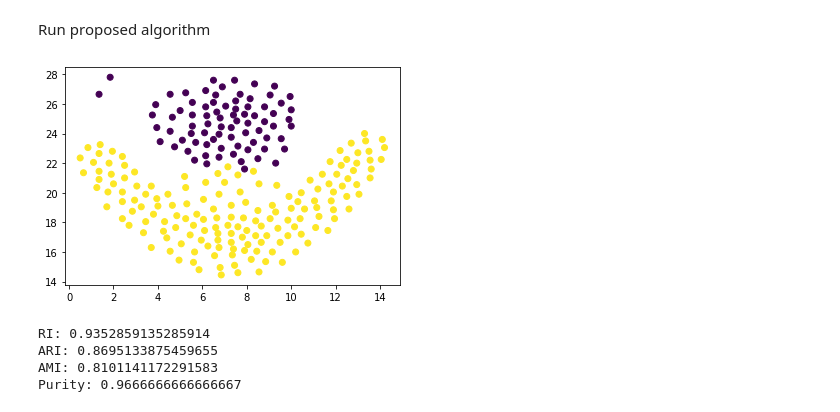
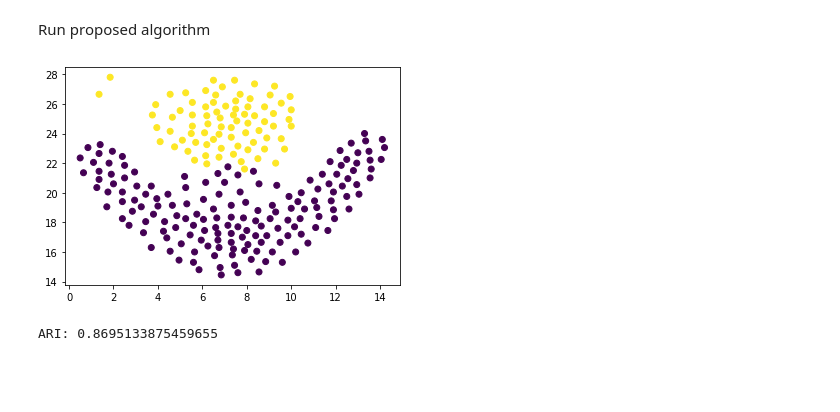
Before and after one commit to k-atif/A-fast-spectral-clustering-technique-using-MST-based-proximity-graph-for-diversified-datasets, a Jupyter notebook: fast_mst_based_spectral_clustering.ipynb, the cells around one changed output. Drawn from its saved outputs; the diff is of its cells as text; code cells hidden in the pictures; blank space fills up the shorter version.

```diff
--- a/fast_mst_based_spectral_clustering.ipynb
+++ b/fast_mst_based_spectral_clustering.ipynb
@@ -103,7 +84,7 @@ def bi_means_devide(X, X_indices, k, P, centroids, farthest_points1, farthest_po
 # %% [markdown]
 Similarity graph computation
 # %%
-def bimeans_fast_mst_10(X, N, k, num_features, num_rounds_neighbors=2, num_rounds=2):
+def get_sim_graph(X, N, k, num_features, num_rounds_neighbors=2, num_rounds=2):
     # partitioning and representative points
     P = []
     centroids = []
@@ -227,22 +208,22 @@ Spectral clustering
 def mySC(X, K):
     N, num_features = X.shape
     k = math.ceil(N ** 0.5)
-    G_L, MST_2, A = bimeans_fast_mst_10(X, N, math.ceil(k / (8 ** 0.5)), num_features)
+    G_L, MST_2, A = get_sim_graph(X, N, math.ceil(k / (8 ** 0.5)), num_features)
 
     k_vecs = get_k_smallest_eigenvectors(A, N, K)
 
-    max_ari, max_ri, max_pu, max_ami = -1, 0, 0, 0
+    max_ari = -1
     max_labels = None
     for iter in range(10):
         kmeans = KMeans(n_clusters=K, n_init=1, init='random')
         kmeans.fit(k_vecs)
         labels = kmeans.labels_
-        ari, ri, pu, ami = adjusted_rand_score(labels, lab), rand_index_score(labels, lab), purity_score(lab, labels), adjusted_mutual_info_score(labels, lab)
+        ari = adjusted_rand_score(labels, lab)
         if ari > max_ari:
-            max_ari, max_ri, max_pu, max_ami = ari, ri, pu, ami
+            max_ari = ari
             max_labels = labels
 
-    return max_ari, max_ri, max_pu, max_ami, max_labels
+    return max_ari, max_labels
 # %% [markdown]
 # Test
 # %% [markdown]
@@ -257,18 +238,12 @@ is_plot = True # to visualize the results of 2D synthetic datasets
 # %% [markdown]
 Run proposed algorithm
 # %%
-ari, ri, pu, ami, labels = mySC(X, K)
+ari, labels = mySC(X, K)
 
 if is_plot:
     plt.scatter(X[:, 0], X[:, 1], c = labels)
     plt.show()
-print("RI:", ri)
 print("ARI:", ari)
-print("AMI:", ami)
-print("Purity:", pu)
 # %% [output]
-[figure, old version]
+[figure, new version]
-RI: 0.9352859135285914
 ARI: 0.8695133875459655
-AMI: 0.8101141172291583
-Purity: 0.9666666666666667
```
Also changed, not shown: parts of 3 cells of this notebook.
